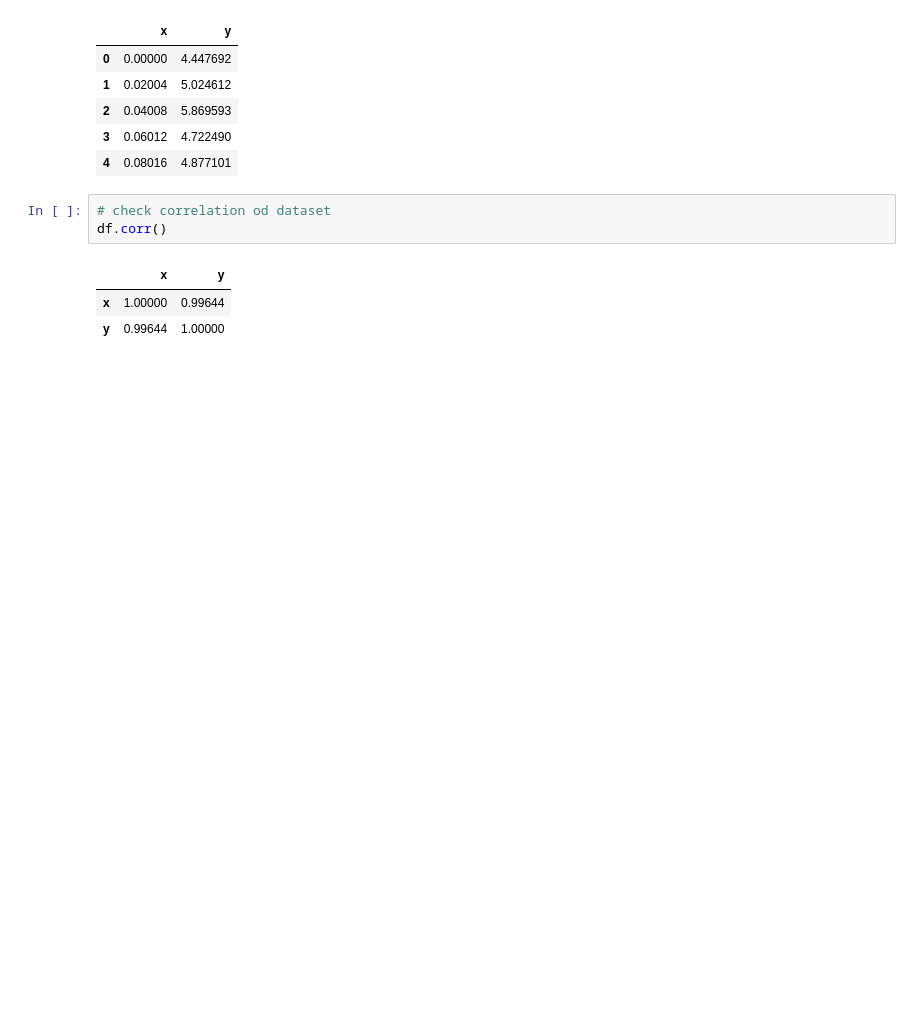
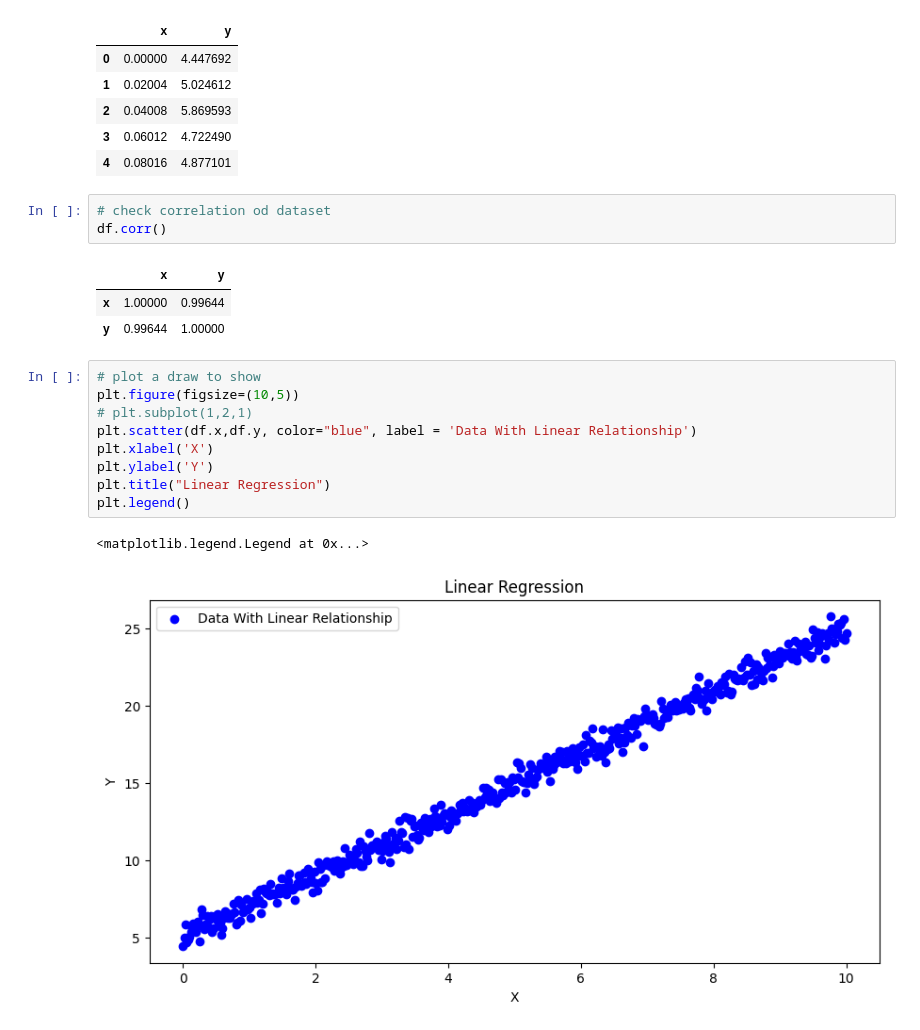
Before and after one commit to subenakhatun/Professional-Certificate-in-Python-for-Machine-Learning-and-Data-Science, a Jupyter notebook: MachineLearning/polynomialRegression.ipynb, the cells around one changed output. Cells and saved outputs as stored; diff of their text form; blank space fills up the shorter version.

Commit message:
non linear

```diff
--- a/MachineLearning/polynomialRegression.ipynb
+++ b/MachineLearning/polynomialRegression.ipynb
@@ -22,3 +22,15 @@ df.corr()
 |  | x | y |
 | x | 1.00000 | 0.99644 |
 | y | 0.99644 | 1.00000 |
+# %%
+# plot a draw to show
+plt.figure(figsize=(10,5))
+# plt.subplot(1,2,1)
+plt.scatter(df.x,df.y, color="blue", label = 'Data With Linear Relationship')
+plt.xlabel('X')
+plt.ylabel('Y')
+plt.title("Linear Regression")
+plt.legend()
+# %% [output]
+<matplotlib.legend.Legend at 0x...>
+[figure, added]
```
Also changed, not shown: parts of 2 cells of this notebook.
